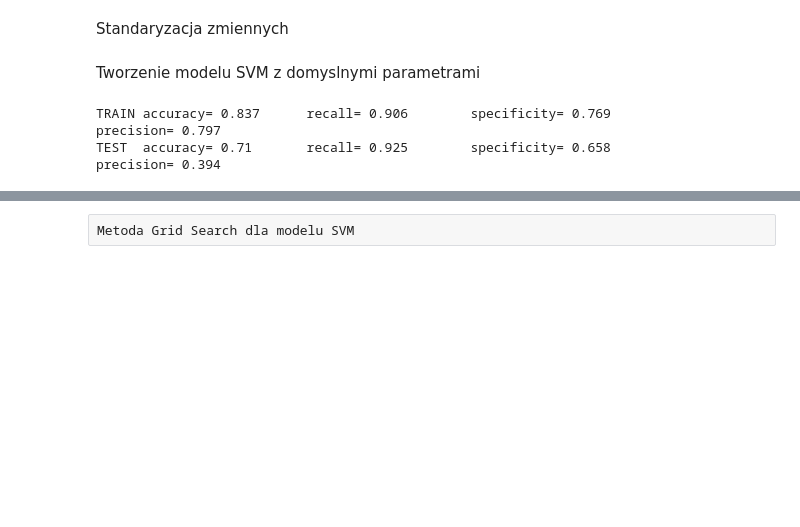
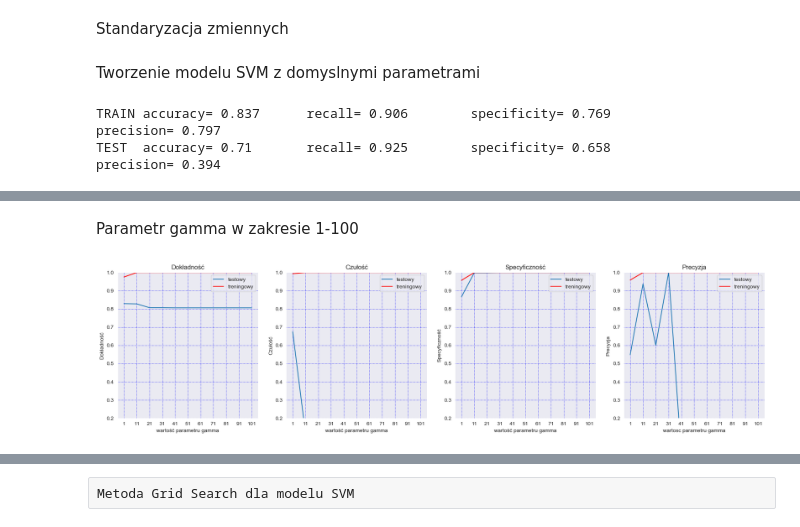
Before and after one commit to kKita9/ProjektUM, a Jupyter notebook: projekt_um_Krotkiewicz_Kita.ipynb, the cells around one changed output, grey strips where cells are left out. Saved outputs shown, nothing was run; the diff lists cells and outputs as text; code cells hidden in the pictures; blank space fills up the shorter version.

```diff
--- a/projekt_um_Krotkiewicz_Kita.ipynb
+++ b/projekt_um_Krotkiewicz_Kita.ipynb
@@ -445,0 +520,36 @@ TEST  accuracy= 0.71       recall= 0.925        specificity= 0.658           pre
+# %% [markdown]
+Parametr gamma w zakresie 1-100
+# %%
+test_measures_svm = {'accuracy': [], 'recall': [], 'specificity': [], 'precision': []}
+train_measures_svm = {'accuracy': [], 'recall': [], 'specificity': [], 'precision': []}
+gamma_range = range(1, 110, 10)
+
+for gamma in gamma_range:
+    model = svm.SVC(gamma=gamma, random_state=42)
+    model.fit(X_train_svm, y_train_svm)
+
+    # Ocena na zbiorze testowym
+    y_pred_test_svm = model.predict(X_test_svm)
+    measures_scores_test_svm = measures_score(y_test_svm, y_pred_test_svm, to_return=True, to_print=False)
+    test_measures_svm['accuracy'].append(measures_scores_test_svm[0])
+    test_measures_svm['recall'].append(measures_scores_test_svm[1])
+    test_measures_svm['specificity'].append(measures_scores_test_svm[2])
+    test_measures_svm['precision'].append(measures_scores_test_svm[3])
+
+    # Ocena na zbiorze treningowym
+    y_pred_train_svm = model.predict(X_train_svm)
+    measures_scores_train_svm = measures_score(y_train_svm, y_pred_train_svm, to_return=True, to_print=False)
+    train_measures_svm['accuracy'].append(measures_scores_train_svm[0])
+    train_measures_svm['recall'].append(measures_scores_train_svm[1])
+    train_measures_svm['specificity'].append(measures_scores_train_svm[2])
+    train_measures_svm['precision'].append(measures_scores_train_svm[3])
+
+fig, axs = plt.subplots(1, 4, figsize=(22, 5))
+gamma_range_to_display = range(1, 110, 10)
+
+subplot_measures(axs, 0, gamma_range, test_measures_svm['accuracy'], train_measures_svm['accuracy'], 'wartość parametru gamma', 'Dokładność', 'Dokładność', gamma_range_to_display)
+subplot_measures(axs, 1, gamma_range, test_measures_svm['recall'], train_measures_svm['recall'], 'wartość parametru gamma', 'Czułość', 'Czułość', gamma_range_to_display)
+subplot_measures(axs, 2, gamma_range, test_measures_svm['specificity'], train_measures_svm['specificity'], 'wartość parametru gamma', 'Specyficzność', 'Specyficzność', gamma_range_to_display)
+subplot_measures(axs,3, gamma_range,test_measures_svm['precision'], train_measures_svm['precision'], 'wartosc parametru gamma', 'Precyzja' ,'Precyzja', gamma_range_to_display)
+# %% [output]
+[figure, added]
```
Also changed, not shown: parts of 27 cells of this notebook.
